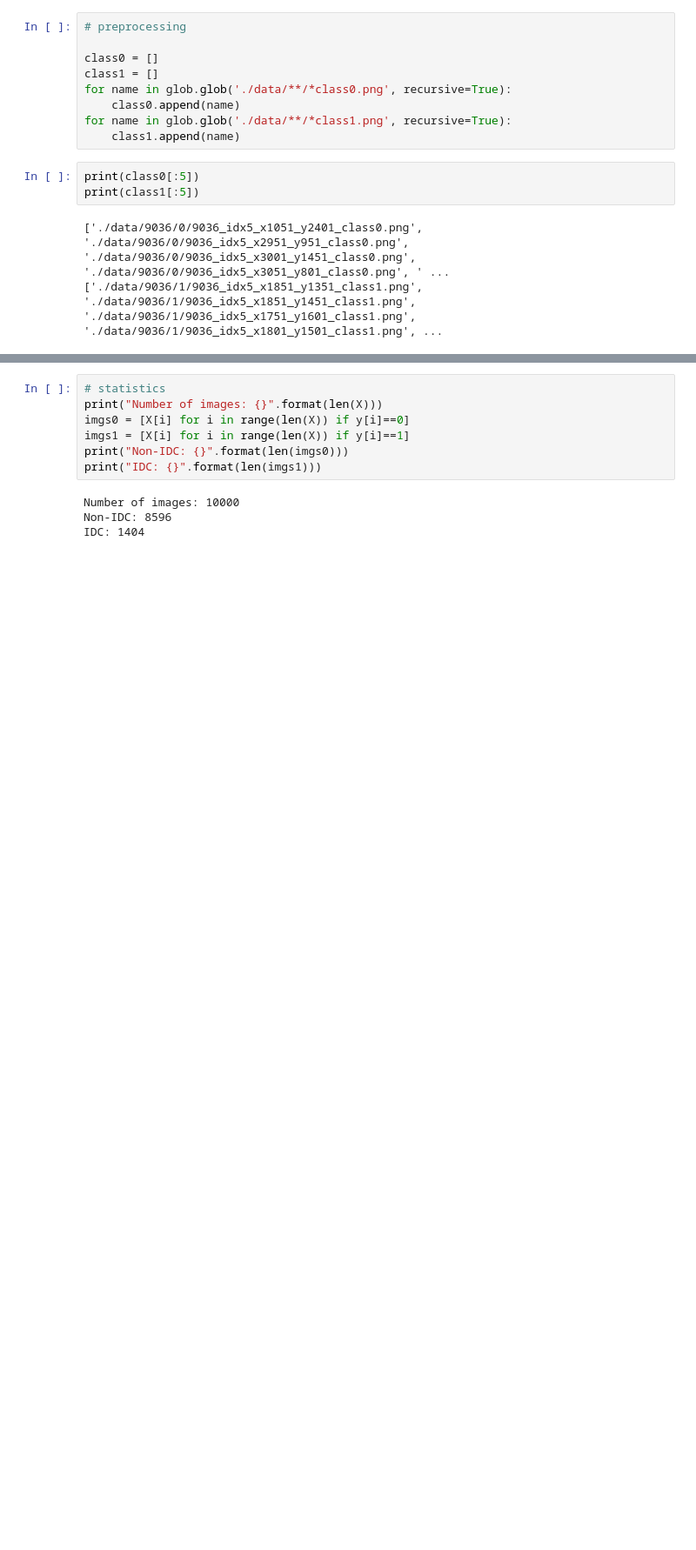
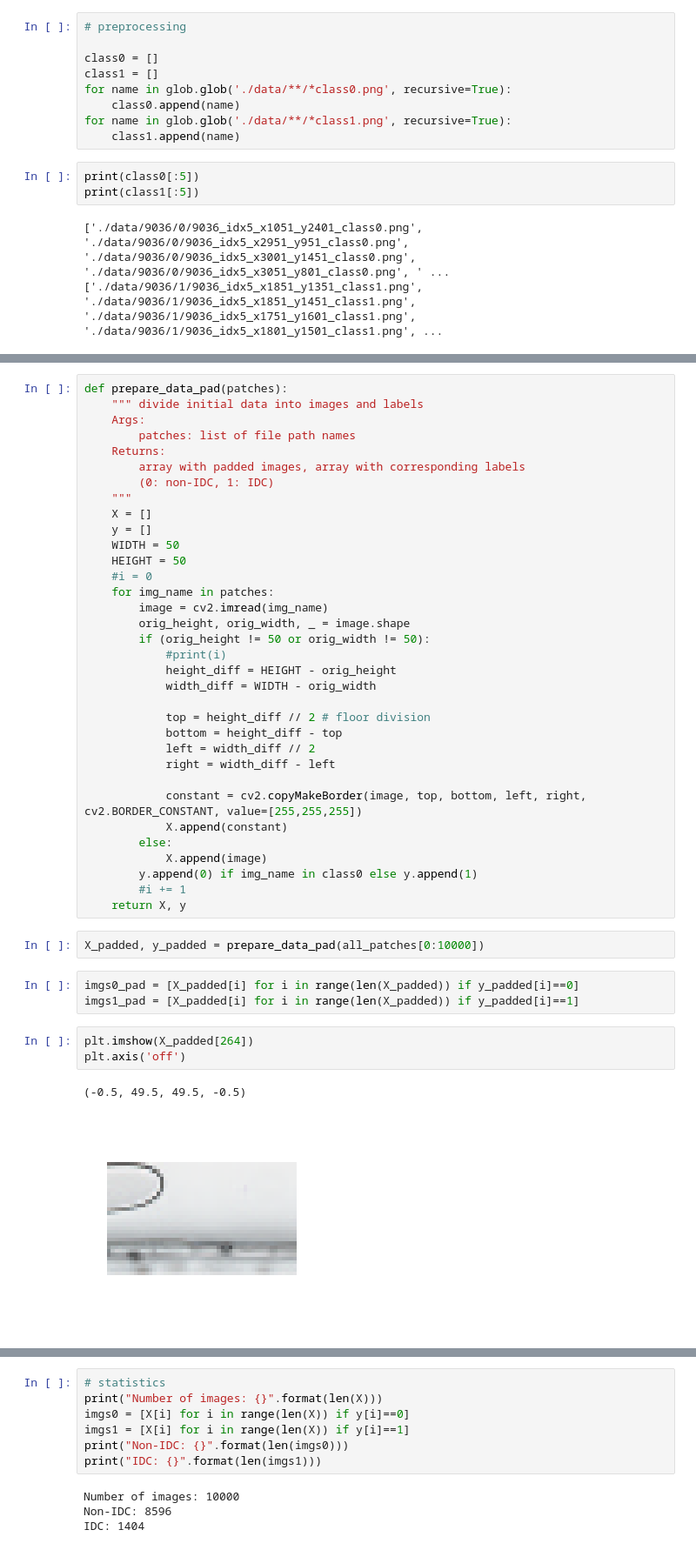
Before and after one commit to mstazherova/IDA2-Project, a Jupyter notebook: Breast Histopathology Images/first_try.ipynb, the cells around one changed output, grey strips where cells are left out. Shown at 87% size. Cells and saved outputs as stored; diff of their text form; blank space fills up the shorter version.

Commit message:
created files to run on the whole data

```diff
--- a/Breast Histopathology Images/first_try.ipynb
+++ b/Breast Histopathology Images/first_try.ipynb
@@ -79,3 +76,48 @@ def prepare_data(patches):
         else:
             y.append(1)
     return X, y
+# %%
+def prepare_data_pad(patches):
+    """ divide initial data into images and labels
+    Args:
+        patches: list of file path names
+    Returns:
+        array with padded images, array with corresponding labels
+        (0: non-IDC, 1: IDC)
+    """
+    X = []
+    y = []
+    WIDTH = 50
+    HEIGHT = 50
+    #i = 0
+    for img_name in patches:
+        image = cv2.imread(img_name)
+        orig_height, orig_width, _ = image.shape
+        if (orig_height != 50 or orig_width != 50):
+            #print(i)
+            height_diff = HEIGHT - orig_height
+            width_diff = WIDTH - orig_width
+
+            top = height_diff // 2 # floor division
+            bottom = height_diff - top
+            left = width_diff // 2
+            right = width_diff - left
+
+            constant = cv2.copyMakeBorder(image, top, bottom, left, right, cv2.BORDER_CONSTANT, value=[255,255,255])
+            X.append(constant)
+        else:
+            X.append(image)
+        y.append(0) if img_name in class0 else y.append(1)
+        #i += 1
+    return X, y
+# %%
+X_padded, y_padded = prepare_data_pad(all_patches[0:10000])
+# %%
+imgs0_pad = [X_padded[i] for i in range(len(X_padded)) if y_padded[i]==0]
+imgs1_pad = [X_padded[i] for i in range(len(X_padded)) if y_padded[i]==1]
+# %%
+plt.imshow(X_padded[264])
+plt.axis('off')
+# %% [output]
+(-0.5, 49.5, 49.5, -0.5)
+[figure, added]
```
Also changed, not shown: parts of 8 cells of this notebook, 2 other files.
